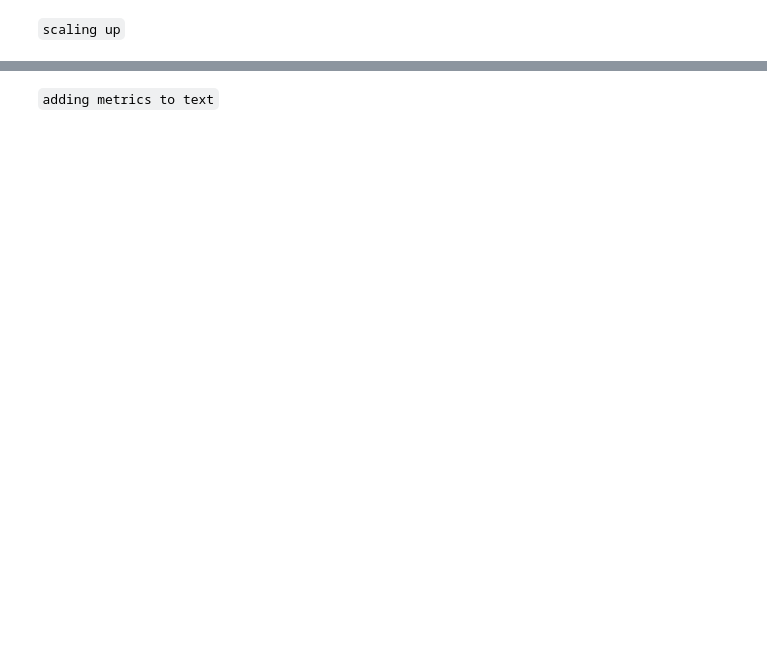
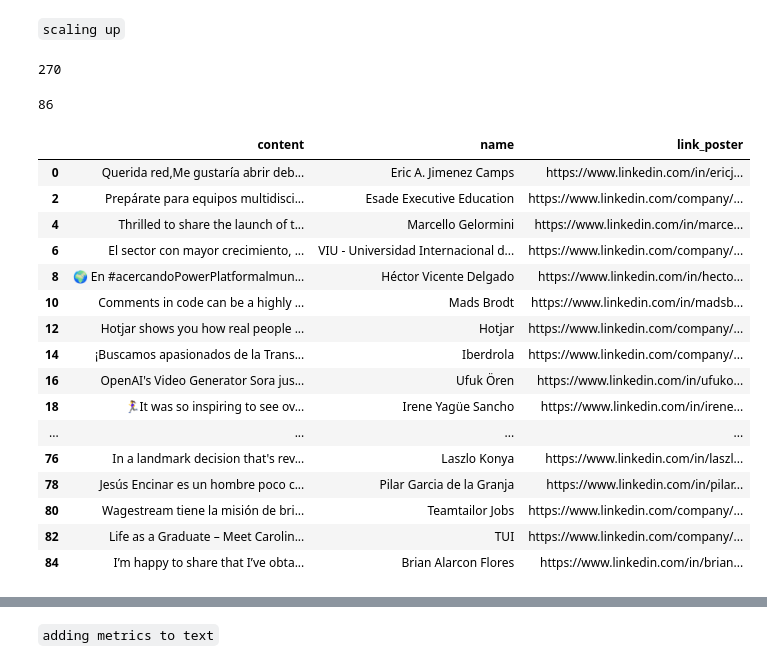
Before and after one commit to Ironhack-data-bcn-january-2024/lectures, a Jupyter notebook: week-6/01. Selenium.ipynb, the cells around one changed output, grey strips where cells are left out. Cells and saved outputs as stored; diff of their text form; code cells hidden in the pictures; blank space fills up the shorter version.

```diff
--- a/week-6/01. Selenium.ipynb
+++ b/week-6/01. Selenium.ipynb
@@ -114,2 +221,28 @@ with open("linkedin.html", "r") as file:
 # %% [markdown]
 `scaling up`
+# %%
+def access_posts(html):
+
+    feed = html.find("div", {"class": "scaffold-finite-scroll__content"})
+    posts = html.find_all("div", {"class":"relative"})
+    return posts
+
+
+
+def extracts_info_from_post (one_post):
+    try:
+        content = one_post.find("span", {"class":"break-words"}).find("span", {"dir":"ltr"}).getText()
+        name_poster = one_post.find("div", {"class":"update-components-actor__meta relative"}).find("span", {"dir":"ltr"}).getText()
+        link_poster = one_post.find("a", {"class":"app-aware-link update-components-actor__image relative"}).get("href").split("?")[0]
+
+        dict_ = {
+            "content": content,
+            "name": name_poster,
+            "link_poster": link_poster,
+        }
+
+        return dict_
+    except:
+        pass
+
+posts = access_posts(html)
@@ -115,0 +262,8 @@ with open("linkedin.html", "r") as file:
+# %%
+len(list_of_dictionaries)
+# %% [output]
+270
+# %%
+len(new)
+# %% [output]
+86
@@ -115,0 +273,20 @@ with open("linkedin.html", "r") as file:
+# %%
+df
+# %% [output]
+|  | content | name | link_poster |
+| 0 | Querida red,Me gustaría abrir deb... | Eric A. Jimenez Camps | https://www.linkedin.com/in/ericj... |
+| 2 | Prepárate para equipos multidisci... | Esade Executive Education | https://www.linkedin.com/company/... |
+| 4 | Thrilled to share the launch of t... | Marcello Gelormini | https://www.linkedin.com/in/marce... |
+| 6 | El sector con mayor crecimiento, ... | VIU - Universidad Internacional d... | https://www.linkedin.com/company/... |
+| 8 | 🌍 En #acercandoPowerPlatformalmun... | Héctor Vicente Delgado | https://www.linkedin.com/in/hecto... |
+| 10 | Comments in code can be a highly ... | Mads Brodt | https://www.linkedin.com/in/madsb... |
+| 12 | Hotjar shows you how real people ... | Hotjar | https://www.linkedin.com/company/... |
+| 14 | ¡Buscamos apasionados de la Trans... | Iberdrola | https://www.linkedin.com/company/... |
+| 16 | OpenAI's Video Generator Sora jus... | Ufuk Ören | https://www.linkedin.com/in/ufuko... |
+| 18 | 🏃‍♀️It was so inspiring to see ov... | Irene Yagüe Sancho | https://www.linkedin.com/in/irene... |
+| ... | ... | ... | ... |
+| 76 | In a landmark decision that's rev... | Laszlo Konya | https://www.linkedin.com/in/laszl... |
+| 78 | Jesús Encinar es un hombre poco c... | Pilar Garcia de la Granja | https://www.linkedin.com/in/pilar... |
+| 80 | Wagestream tiene la misión de bri... | Teamtailor Jobs | https://www.linkedin.com/company/... |
+| 82 | Life as a Graduate – Meet Carolin... | TUI | https://www.linkedin.com/company/... |
+| 84 | I’m happy to share that I’ve obta... | Brian Alarcon Flores | https://www.linkedin.com/in/brian... |
```
Also changed, not shown: parts of 52 cells of this notebook, 2 other files.
